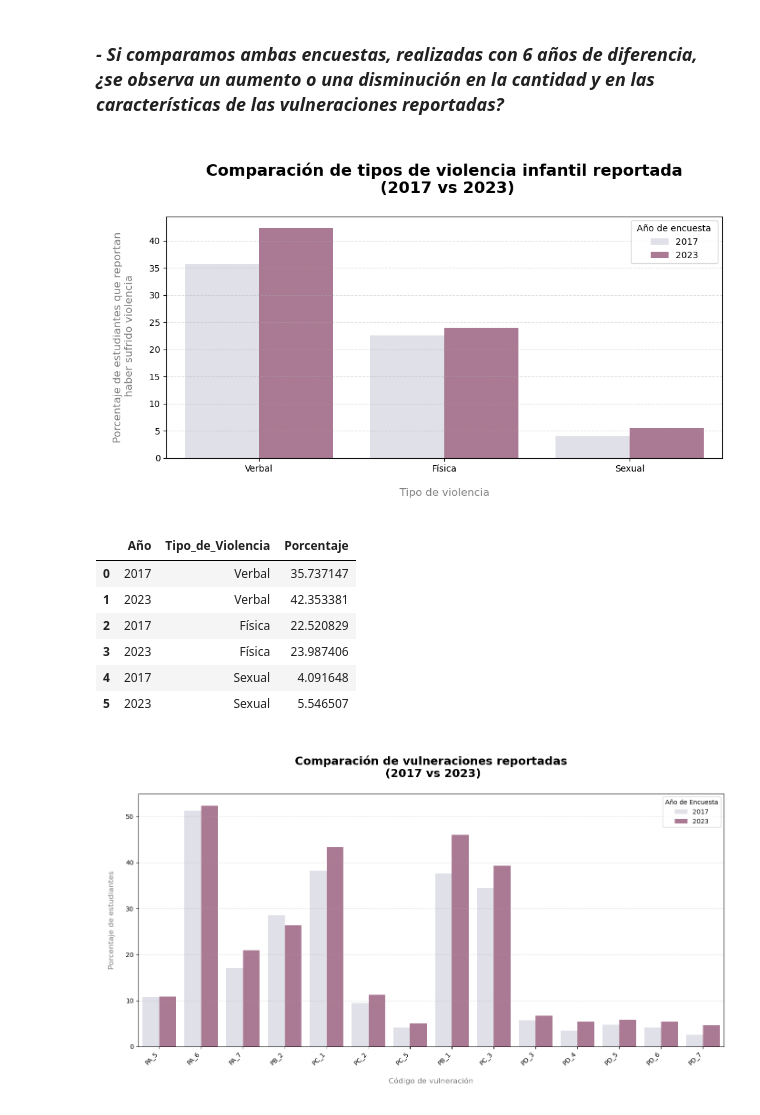
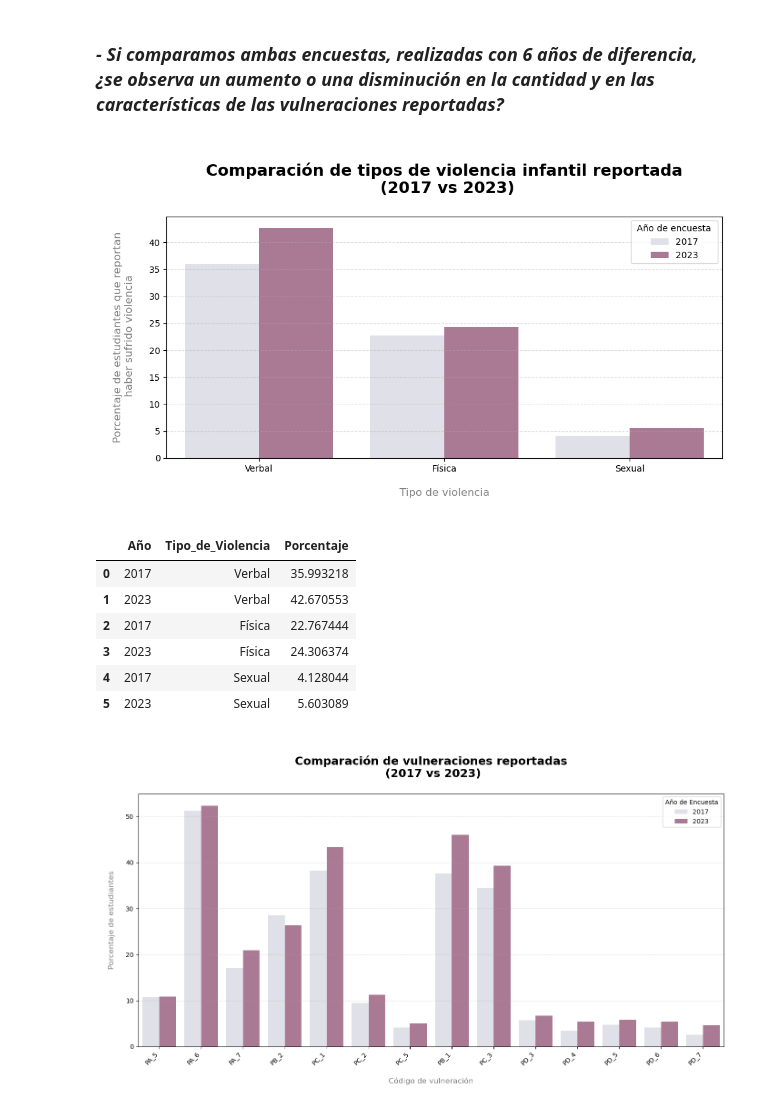
Before and after one commit to ConstanzaHernandezTorres/IMT2200-Proyecto-grupal, a Jupyter notebook: Repo Final.ipynb, the cells around one changed output. Cells and saved outputs as stored; diff of their text form; code cells hidden in the pictures.

```diff
--- a/Repo Final.ipynb
+++ b/Repo Final.ipynb
@@ -161,7 +159,7 @@ que estuvieras de acuerdo o te ha obligado a tocarle sus partes íntimas?
   <h1 style="margin-bottom: 5px; font-weight:bold; font-size:30px">Análisis exploratorio de datos</h1>
 </center>
 # %%
-df_inicial = pd.read_csv("Data-Encuestas.csv")
+df_inicial = pd.read_csv("DataFrames/Data-Encuestas.csv")
 df_inicial
 # %% [output]
 |  | Region_colegio | Comuna_colegio | Curso_actual | Sexo | Edad | PA_5 | PA_5_1 | PA_5_2 | PA_5_3 | ... |
@@ -505,7 +503,7 @@ plt.show()
 # %% [markdown]
 ### ***- Si comparamos ambas encuestas, realizadas con 6 años de diferencia, ¿se observa un aumento o una disminución en la cantidad y en las características de las vulneraciones reportadas?***
 # %%
-df = pd.read_csv('Data-Encuestas.csv')
+df = df_inicial.copy()
 
 # Columnas de tipos de violencia
 columnas_violencia_verbal = ['PB_1', 'PC_3']
@@ -543,39 +541,39 @@ for tipo, columnas in [('Verbal', columnas_violencia_verbal),
 
 df_comparacion = pd.DataFrame(resultados)
 
 
 # Gráfico
 palette = {
     2017: '#dfdeea',
     2023: '#b27193'
 }
 plt.figure(figsize=(10, 6))
 sns.barplot(
     data=df_comparacion,
     x='Tipo_de_Violencia',
     y='Porcentaje',
     hue='Año',
     palette= palette
 )
 plt.title('\nComparación de tipos de violencia infantil reportada\n (2017 vs 2023)\n', fontsize=18, fontweight='bold')
 plt.xlabel('\nTipo de violencia\n', fontsize=12, color='grey')
 plt.ylabel('\nPorcentaje de estudiantes que reportan\n haber sufrido violencia\n', fontsize=12, color='grey')
 plt.grid(axis='y', linestyle='--', alpha=0.4)
 plt.legend(title=' Año de encuesta ')
 plt.tight_layout()
 plt.show()
 
 
 df_comparacion
 # %% [output]
 [figure]
 |  | Año | Tipo_de_Violencia | Porcentaje |
-| 0 | 2017 | Verbal | 35.737147 |
-| 1 | 2023 | Verbal | 42.353381 |
-| 2 | 2017 | Física | 22.520829 |
-| 3 | 2023 | Física | 23.987406 |
-| 4 | 2017 | Sexual | 4.091648 |
-| 5 | 2023 | Sexual | 5.546507 |
+| 0 | 2017 | Verbal | 35.993218 |
+| 1 | 2023 | Verbal | 42.670553 |
+| 2 | 2017 | Física | 22.767444 |
+| 3 | 2023 | Física | 24.306374 |
+| 4 | 2017 | Sexual | 4.128044 |
+| 5 | 2023 | Sexual | 5.603089 |
 # %%
 df = df_inicial.copy()
 
```
Also changed, not shown: parts of 8 cells of this notebook.
